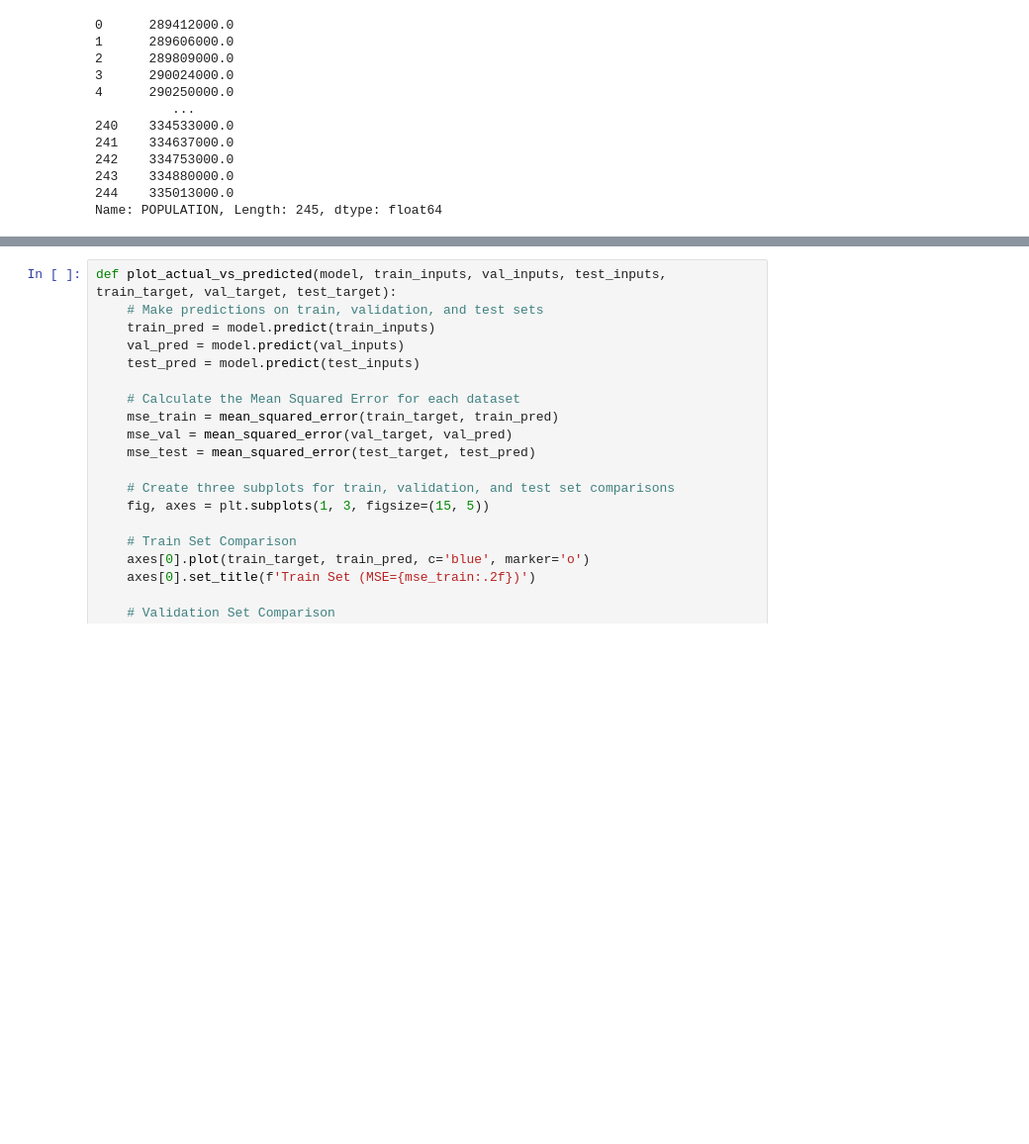
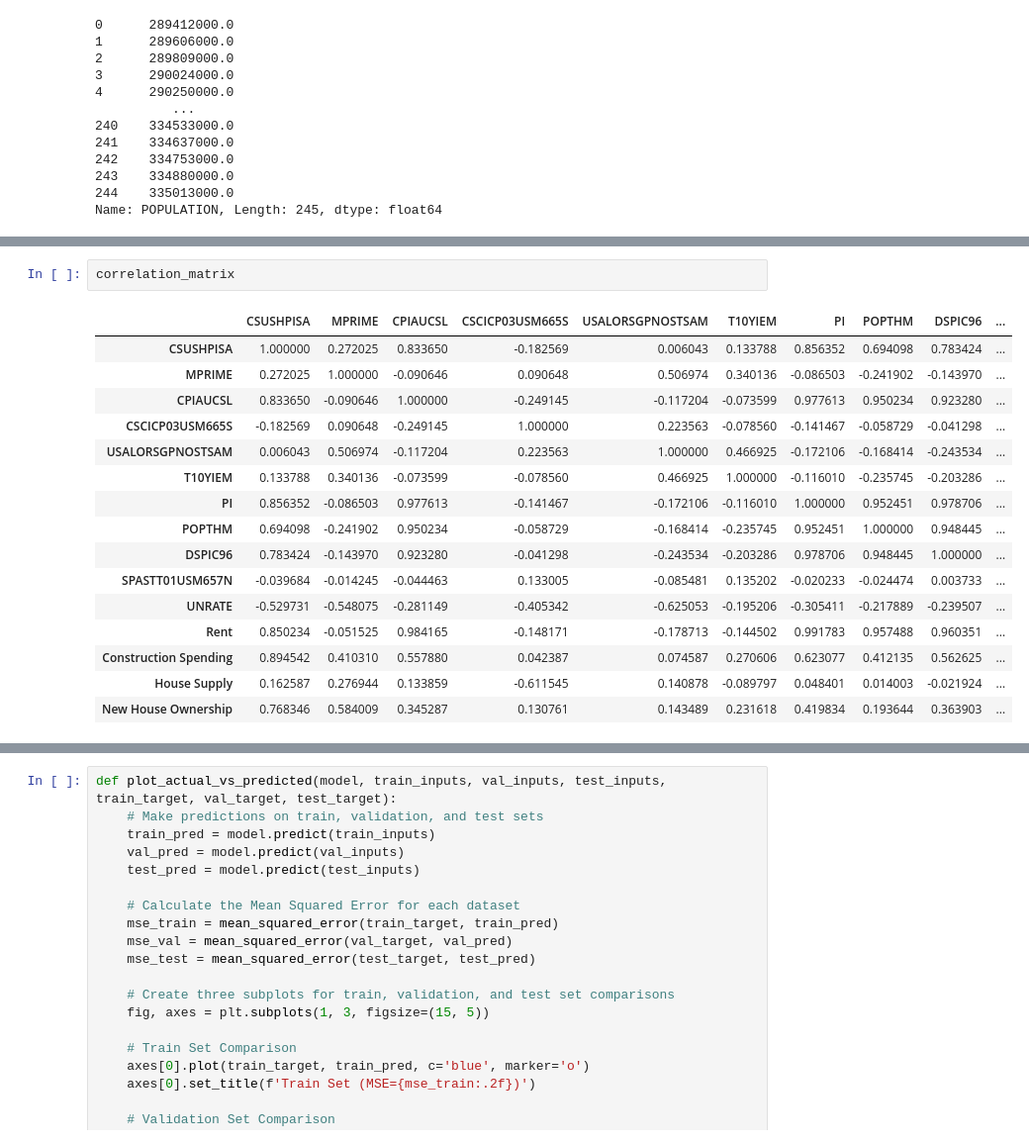
Before and after one commit to rbhattar07/HPI, a Jupyter notebook: main.ipynb, the cells around one changed output, grey strips where cells are left out. Shown at 99% size. Drawn from its saved outputs; the diff is of its cells as text; blank space fills up the shorter version.

```diff
--- a/main.ipynb
+++ b/main.ipynb
@@ -243,0 +172,19 @@ plt.show()
+# %%
+correlation_matrix
+# %% [output]
+|  | CSUSHPISA | MPRIME | CPIAUCSL | CSCICP03USM665S | USALORSGPNOSTSAM | T10YIEM | PI | POPTHM | DSPIC96 | ... |
+| CSUSHPISA | 1.000000 | 0.272025 | 0.833650 | -0.182569 | 0.006043 | 0.133788 | 0.856352 | 0.694098 | 0.783424 | ... |
+| MPRIME | 0.272025 | 1.000000 | -0.090646 | 0.090648 | 0.506974 | 0.340136 | -0.086503 | -0.241902 | -0.143970 | ... |
+| CPIAUCSL | 0.833650 | -0.090646 | 1.000000 | -0.249145 | -0.117204 | -0.073599 | 0.977613 | 0.950234 | 0.923280 | ... |
+| CSCICP03USM665S | -0.182569 | 0.090648 | -0.249145 | 1.000000 | 0.223563 | -0.078560 | -0.141467 | -0.058729 | -0.041298 | ... |
+| USALORSGPNOSTSAM | 0.006043 | 0.506974 | -0.117204 | 0.223563 | 1.000000 | 0.466925 | -0.172106 | -0.168414 | -0.243534 | ... |
+| T10YIEM | 0.133788 | 0.340136 | -0.073599 | -0.078560 | 0.466925 | 1.000000 | -0.116010 | -0.235745 | -0.203286 | ... |
+| PI | 0.856352 | -0.086503 | 0.977613 | -0.141467 | -0.172106 | -0.116010 | 1.000000 | 0.952451 | 0.978706 | ... |
+| POPTHM | 0.694098 | -0.241902 | 0.950234 | -0.058729 | -0.168414 | -0.235745 | 0.952451 | 1.000000 | 0.948445 | ... |
+| DSPIC96 | 0.783424 | -0.143970 | 0.923280 | -0.041298 | -0.243534 | -0.203286 | 0.978706 | 0.948445 | 1.000000 | ... |
+| SPASTT01USM657N | -0.039684 | -0.014245 | -0.044463 | 0.133005 | -0.085481 | 0.135202 | -0.020233 | -0.024474 | 0.003733 | ... |
+| UNRATE | -0.529731 | -0.548075 | -0.281149 | -0.405342 | -0.625053 | -0.195206 | -0.305411 | -0.217889 | -0.239507 | ... |
+| Rent | 0.850234 | -0.051525 | 0.984165 | -0.148171 | -0.178713 | -0.144502 | 0.991783 | 0.957488 | 0.960351 | ... |
+| Construction Spending | 0.894542 | 0.410310 | 0.557880 | 0.042387 | 0.074587 | 0.270606 | 0.623077 | 0.412135 | 0.562625 | ... |
+| House Supply | 0.162587 | 0.276944 | 0.133859 | -0.611545 | 0.140878 | -0.089797 | 0.048401 | 0.014003 | -0.021924 | ... |
+| New House Ownership | 0.768346 | 0.584009 | 0.345287 | 0.130761 | 0.143489 | 0.231618 | 0.419834 | 0.193644 | 0.363903 | ... |
```
Also changed, not shown: parts of 60 cells of this notebook.
